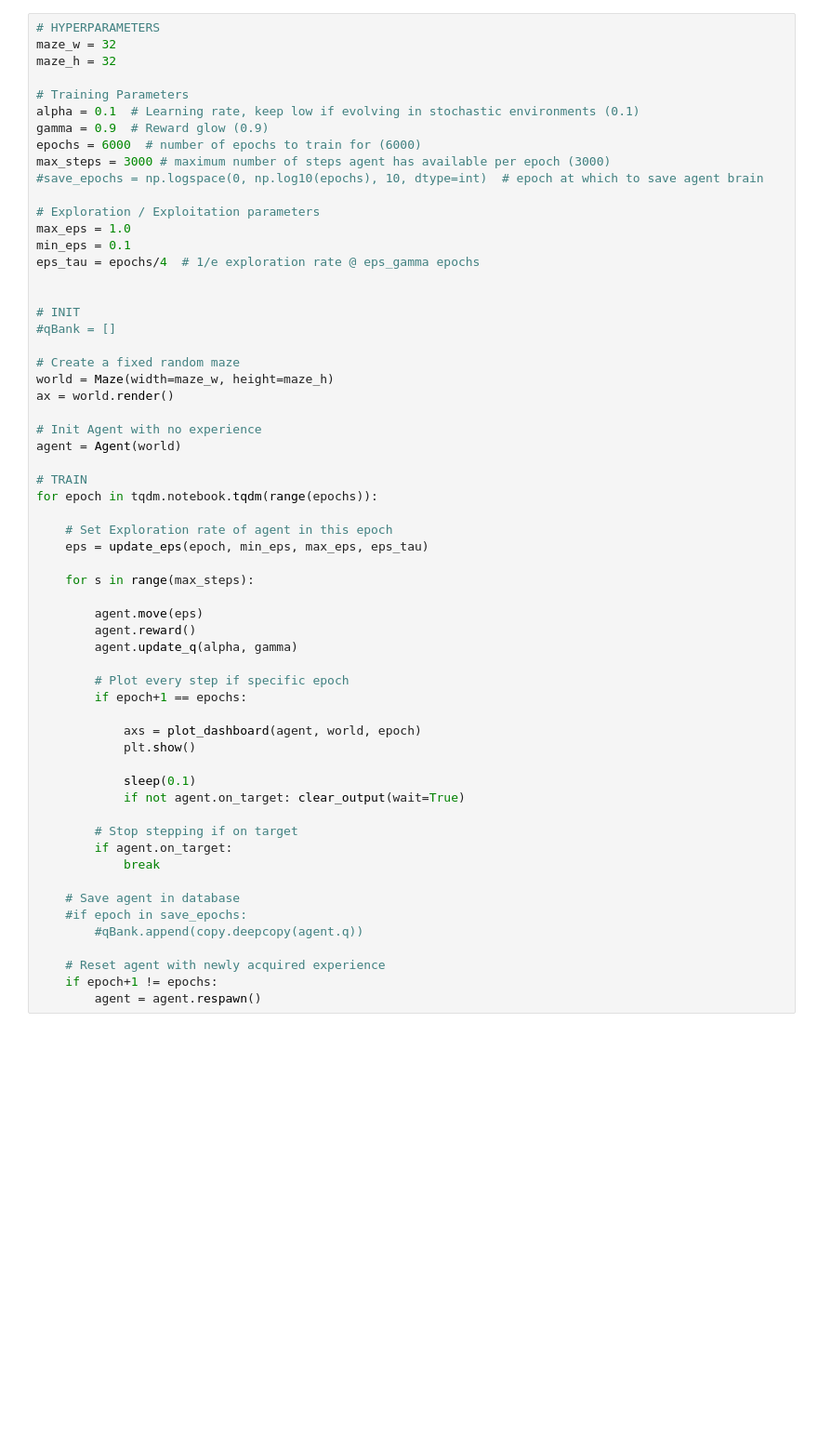
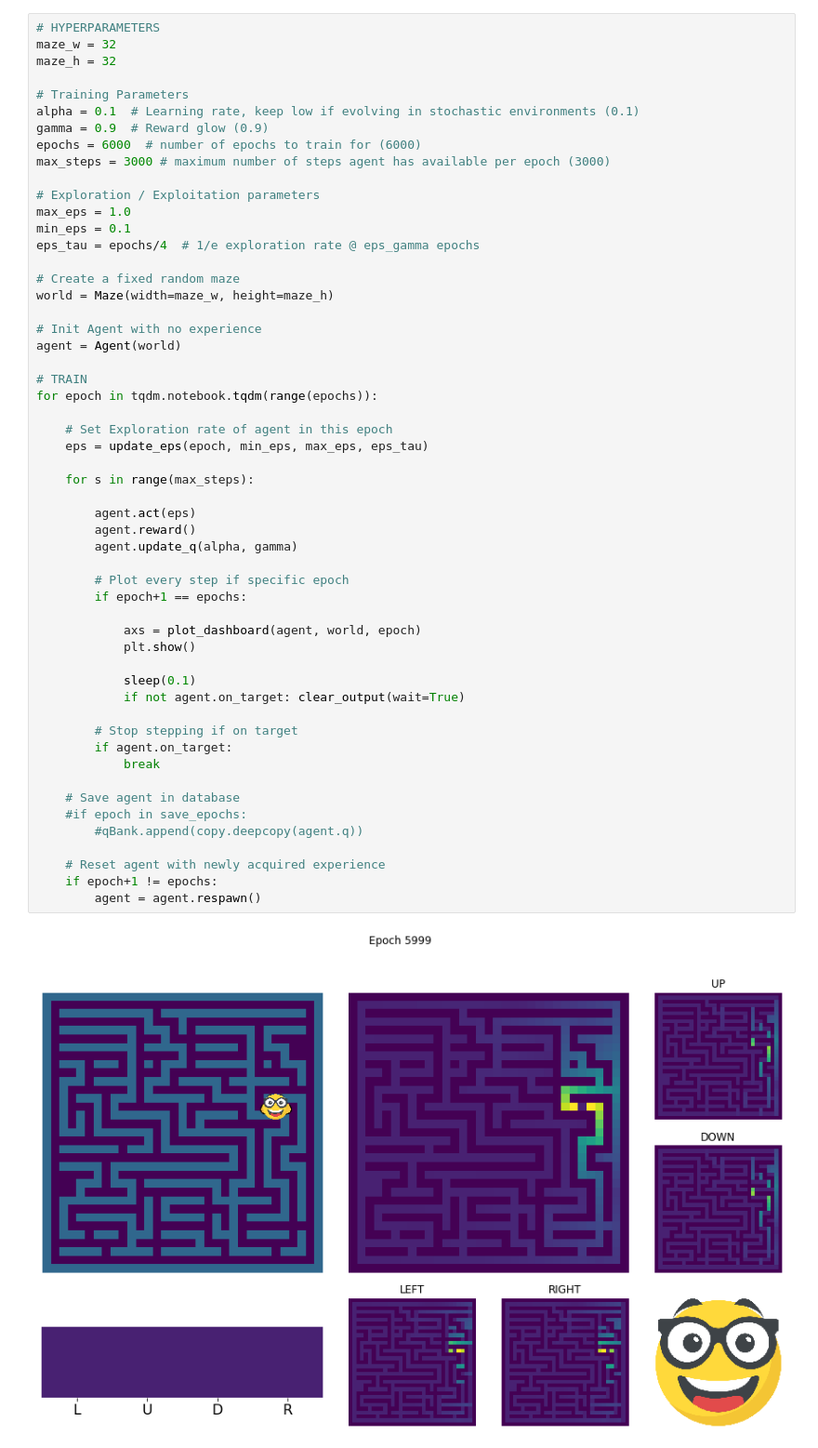
Before and after one commit to amv213/reinforcement_learning, a Jupyter notebook: QLearning.ipynb, the cells around one changed output. Shown: that part at 93% size. Cells and saved outputs as stored; diff of their text form; blank space fills up the shorter version.

```diff
--- a/QLearning.ipynb
+++ b/QLearning.ipynb
@@ -285,20 +20,14 @@ alpha = 0.1  # Learning rate, keep low if evolving in stochastic environments (0
 gamma = 0.9  # Reward glow (0.9)
 epochs = 6000  # number of epochs to train for (6000)
 max_steps = 3000 # maximum number of steps agent has available per epoch (3000)
-#save_epochs = np.logspace(0, np.log10(epochs), 10, dtype=int)  # epoch at which to save agent brain
 
 # Exploration / Exploitation parameters
 max_eps = 1.0
 min_eps = 0.1
 eps_tau = epochs/4  # 1/e exploration rate @ eps_gamma epochs
 
-
-# INIT
-#qBank = []
-
 # Create a fixed random maze
 world = Maze(width=maze_w, height=maze_h)
-ax = world.render()
 
 # Init Agent with no experience
 agent = Agent(world)
@@ -307,34 +36,36 @@ agent = Agent(world)
 for epoch in tqdm.notebook.tqdm(range(epochs)):
 
     # Set Exploration rate of agent in this epoch
     eps = update_eps(epoch, min_eps, max_eps, eps_tau)
 
     for s in range(max_steps):
 
-        agent.move(eps)
+        agent.act(eps)
         agent.reward()
         agent.update_q(alpha, gamma)
 
         # Plot every step if specific epoch
         if epoch+1 == epochs:
 
             axs = plot_dashboard(agent, world, epoch)
             plt.show()
 
             sleep(0.1)
             if not agent.on_target: clear_output(wait=True)
 
         # Stop stepping if on target
         if agent.on_target:
             break
 
     # Save agent in database
     #if epoch in save_epochs:
         #qBank.append(copy.deepcopy(agent.q))
 
     # Reset agent with newly acquired experience
     if epoch+1 != epochs:
         agent = agent.respawn()
+# %% [output]
+[figure, added]
 # %%
 # -- Show off
 
```
Also changed, not shown: parts of 5 cells of this notebook, 1 other file.
